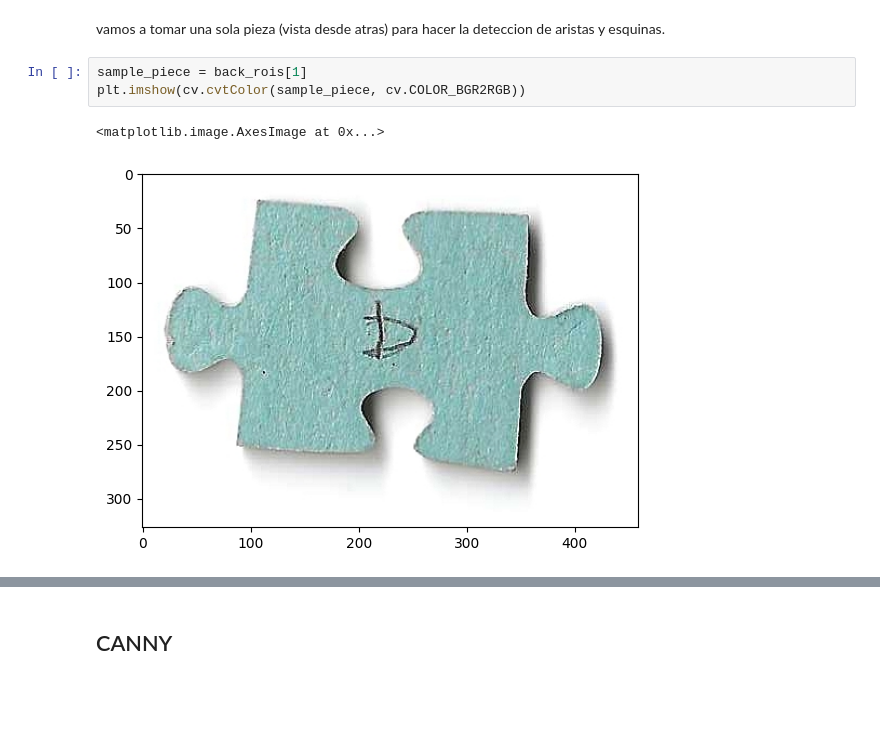
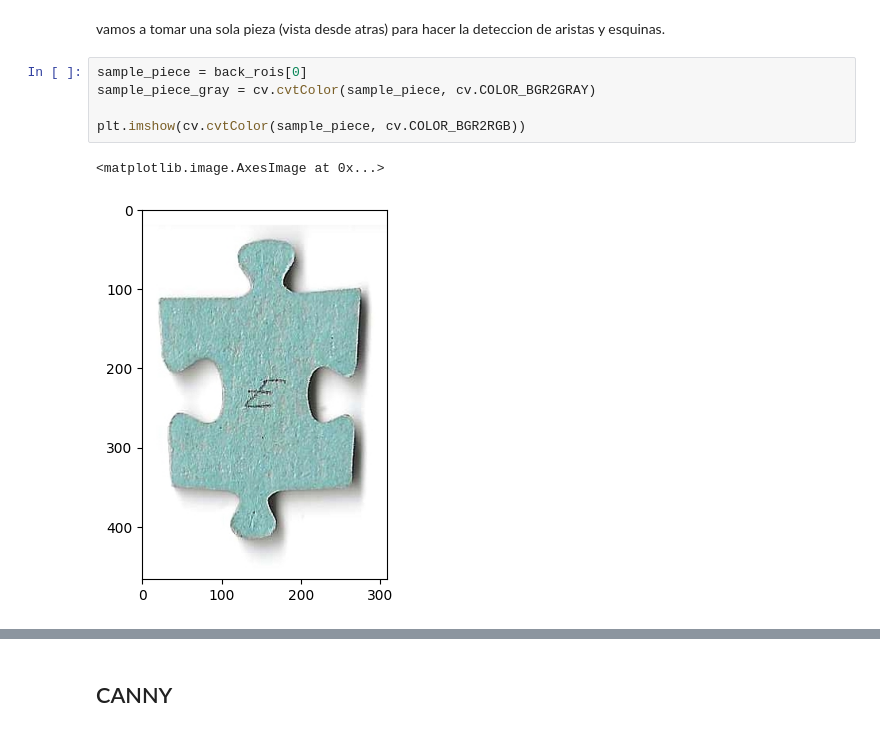
Before and after one commit to iocolopus/FAI_Jigsaw, a Jupyter notebook: concepto.ipynb, the cells around one changed output, grey strips where cells are left out. Cells and saved outputs as stored; diff of their text form; blank space fills up the shorter version.

```diff
--- a/concepto.ipynb
+++ b/concepto.ipynb
@@ -207,8 +210,10 @@ for i, roi in enumerate(back_rois):
 # %% [markdown]
 vamos a tomar una sola pieza (vista desde atras) para hacer la deteccion de aristas y esquinas.
 # %%
-sample_piece = back_rois[1]
+sample_piece = back_rois[0]
+sample_piece_gray = cv.cvtColor(sample_piece, cv.COLOR_BGR2GRAY)
+
 plt.imshow(cv.cvtColor(sample_piece, cv.COLOR_BGR2RGB))
 # %% [output]
 <matplotlib.image.AxesImage at 0x...>
-[figure, old version]
+[figure, new version]
```
Also changed, not shown: parts of 23 cells of this notebook.
